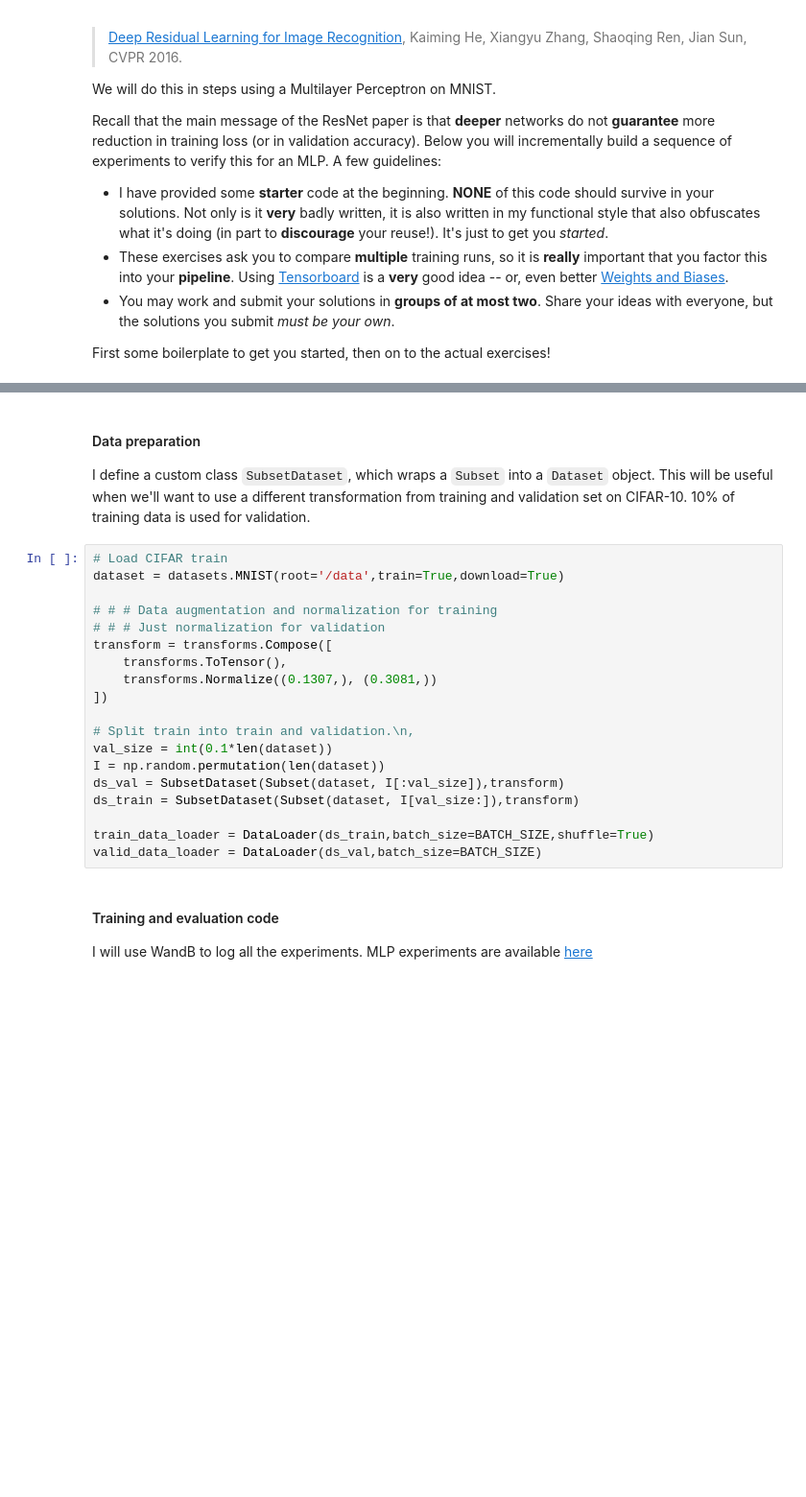
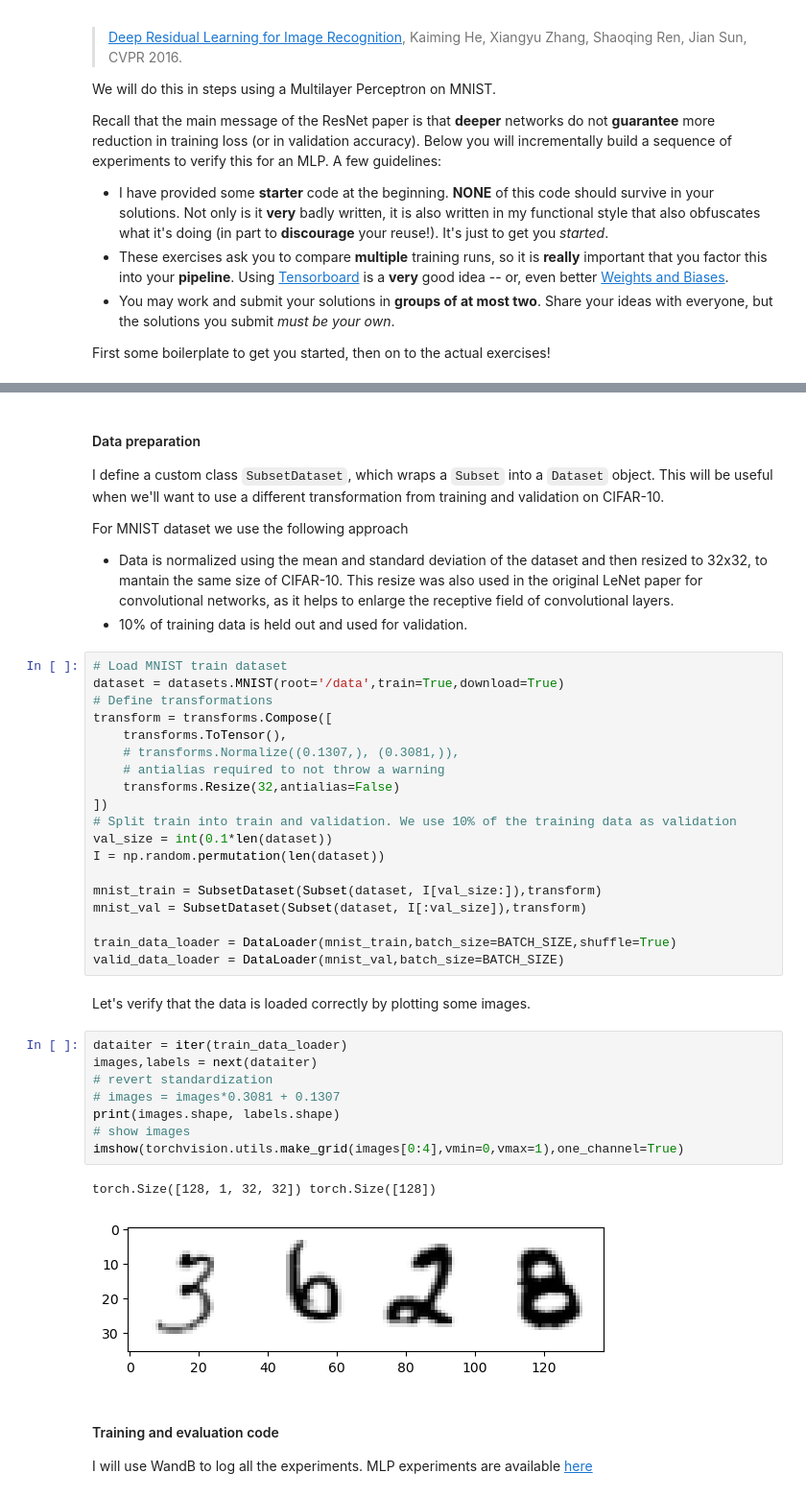
Before and after one commit to ciodar/deep-labs, a Jupyter notebook: lab1/Lab1-CNNs.ipynb, the cells around one changed output, grey strips where cells are left out. Shown at 96% size. Saved outputs shown, nothing was run; the diff lists cells and outputs as text; blank space fills up the shorter version.

```diff
--- a/lab1/Lab1-CNNs.ipynb
+++ b/lab1/Lab1-CNNs.ipynb
@@ -66,27 +68,43 @@ BATCH_SIZE = 128
 DEVICE = 'cuda:0'
 # %% [markdown]
 #### Data preparation
-I define a custom class `SubsetDataset`, which wraps a `Subset` into a `Dataset` object. This will be useful when we'll want to use a different transformation from training and validation set on CIFAR-10.
-10% of training data is used for validation.
+I define a custom class `SubsetDataset`, which wraps a `Subset` into a `Dataset` object. This will be useful when we'll want to use a different transformation from training and validation on CIFAR-10.
+
+For MNIST dataset we use the following approach
+- Data is normalized using the mean and standard deviation of the dataset and then resized to 32x32, to mantain the same size of CIFAR-10. This resize was also used in the original LeNet paper for convolutional networks, as it helps to enlarge the receptive field of convolutional layers.
+- 10% of training data is held out and used for validation.
 # %%
-# Load CIFAR train
+# Load MNIST train dataset
 dataset = datasets.MNIST(root='/data',train=True,download=True)
-
-# # # Data augmentation and normalization for training
-# # # Just normalization for validation
+# Define transformations
 transform = transforms.Compose([
     transforms.ToTensor(),
-    transforms.Normalize((0.1307,), (0.3081,))
+    # transforms.Normalize((0.1307,), (0.3081,)),
+    # antialias required to not throw a warning
+    transforms.Resize(32,antialias=False)
 ])
-
-# Split train into train and validation.\n,
+# Split train into train and validation. We use 10% of the training data as validation
 val_size = int(0.1*len(dataset))
 I = np.random.permutation(len(dataset))
-ds_val = SubsetDataset(Subset(dataset, I[:val_size]),transform)
-ds_train = SubsetDataset(Subset(dataset, I[val_size:]),transform)
 
-train_data_loader = DataLoader(ds_train,batch_size=BATCH_SIZE,shuffle=True)
-valid_data_loader = DataLoader(ds_val,batch_size=BATCH_SIZE)
+mnist_train = SubsetDataset(Subset(dataset, I[val_size:]),transform)
+mnist_val = SubsetDataset(Subset(dataset, I[:val_size]),transform)
+
+train_data_loader = DataLoader(mnist_train,batch_size=BATCH_SIZE,shuffle=True)
+valid_data_loader = DataLoader(mnist_val,batch_size=BATCH_SIZE)
+# %% [markdown]
+Let's verify that the data is loaded correctly by plotting some images.
+# %%
+dataiter = iter(train_data_loader)
+images,labels = next(dataiter)
+# revert standardization
+# images = images*0.3081 + 0.1307
+print(images.shape, labels.shape)
+# show images
+imshow(torchvision.utils.make_grid(images[0:4],vmin=0,vmax=1),one_channel=True)
+# %% [output]
+torch.Size([128, 1, 32, 32]) torch.Size([128])
+[figure, added]
 # %% [markdown]
 #### Training and evaluation code
 
```
Also changed, not shown: parts of 40 cells of this notebook.
